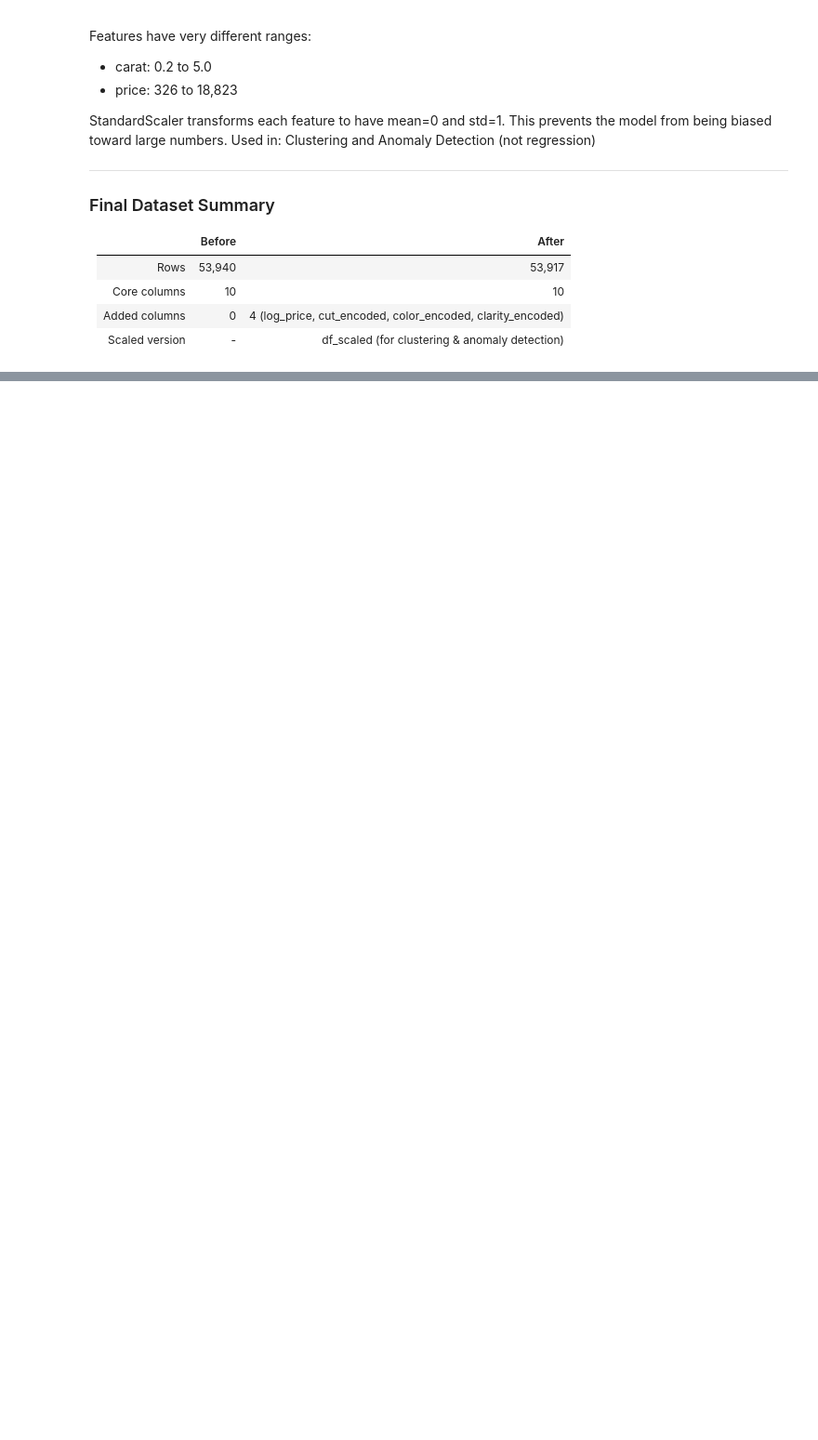
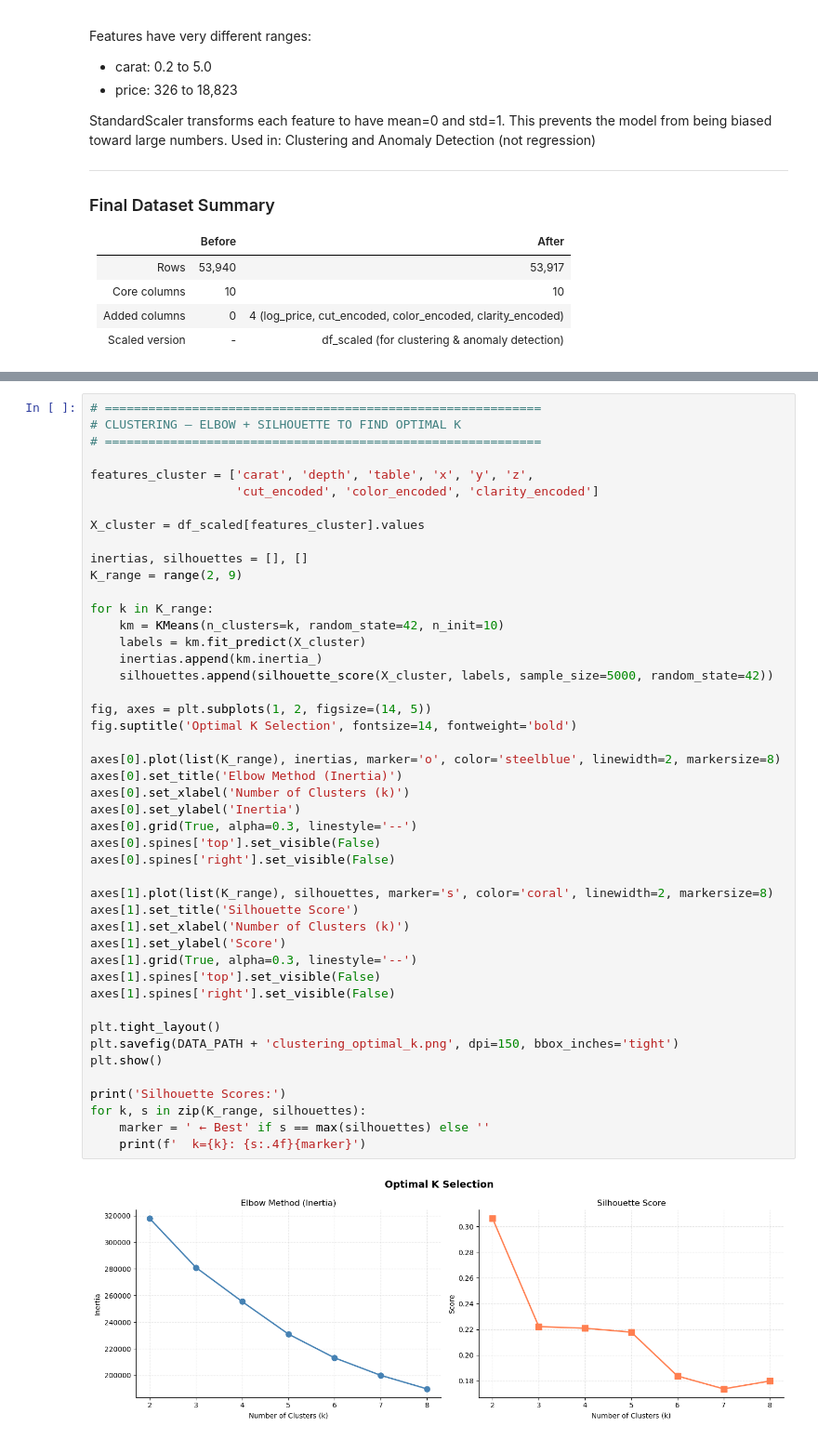
Before and after one commit to Mustafa-elsherif/dm-diamonds-analysis, a Jupyter notebook: notebooks/diamonds_analysis.ipynb, the cells around one changed output, grey strips where cells are left out. Shown at 93% size. Saved outputs shown, nothing was run; the diff lists cells and outputs as text; blank space fills up the shorter version.

Commit message:
Phase 2: Add Clustering and Regression

```diff
--- a/notebooks/diamonds_analysis.ipynb
+++ b/notebooks/diamonds_analysis.ipynb
@@ -616,0 +633,48 @@ Final clean shape: (53917, 14)
+# %%
+# ============================================================
+# CLUSTERING — ELBOW + SILHOUETTE TO FIND OPTIMAL K
+# ============================================================
+
+features_cluster = ['carat', 'depth', 'table', 'x', 'y', 'z',
+                    'cut_encoded', 'color_encoded', 'clarity_encoded']
+
+X_cluster = df_scaled[features_cluster].values
+
+inertias, silhouettes = [], []
+K_range = range(2, 9)
+
+for k in K_range:
+    km = KMeans(n_clusters=k, random_state=42, n_init=10)
+    labels = km.fit_predict(X_cluster)
+    inertias.append(km.inertia_)
+    silhouettes.append(silhouette_score(X_cluster, labels, sample_size=5000, random_state=42))
+
+fig, axes = plt.subplots(1, 2, figsize=(14, 5))
+fig.suptitle('Optimal K Selection', fontsize=14, fontweight='bold')
+
+axes[0].plot(list(K_range), inertias, marker='o', color='steelblue', linewidth=2, markersize=8)
+axes[0].set_title('Elbow Method (Inertia)')
+axes[0].set_xlabel('Number of Clusters (k)')
+axes[0].set_ylabel('Inertia')
+axes[0].grid(True, alpha=0.3, linestyle='--')
+axes[0].spines['top'].set_visible(False)
+axes[0].spines['right'].set_visible(False)
+
+axes[1].plot(list(K_range), silhouettes, marker='s', color='coral', linewidth=2, markersize=8)
+axes[1].set_title('Silhouette Score')
+axes[1].set_xlabel('Number of Clusters (k)')
+axes[1].set_ylabel('Score')
+axes[1].grid(True, alpha=0.3, linestyle='--')
+axes[1].spines['top'].set_visible(False)
+axes[1].spines['right'].set_visible(False)
+
+plt.tight_layout()
+plt.savefig(DATA_PATH + 'clustering_optimal_k.png', dpi=150, bbox_inches='tight')
+plt.show()
+
+print('Silhouette Scores:')
+for k, s in zip(K_range, silhouettes):
+    marker = ' ← Best' if s == max(silhouettes) else ''
+    print(f'  k={k}: {s:.4f}{marker}')
+# %% [output]
+[figure, added]
```
Also changed, not shown: parts of 14 cells of this notebook, 3 other files.
